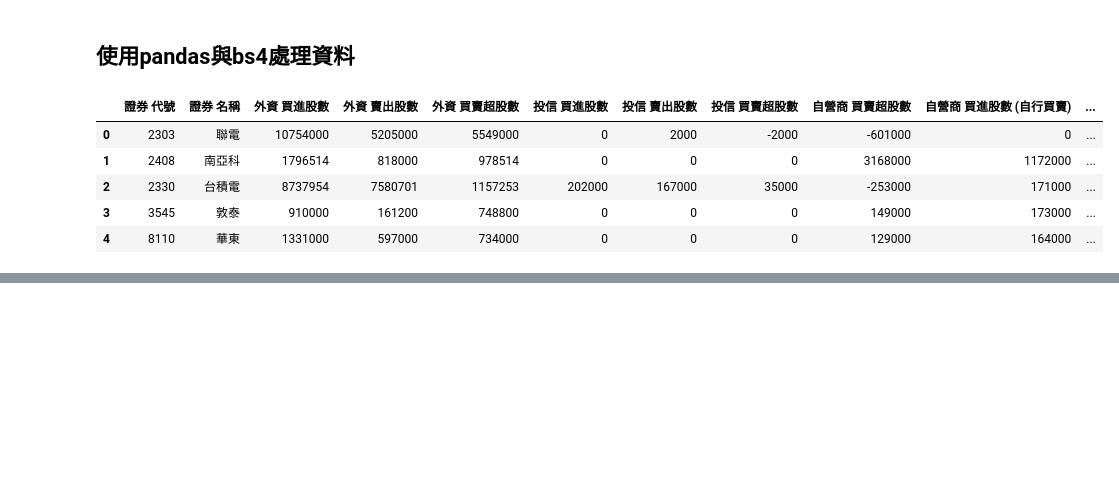
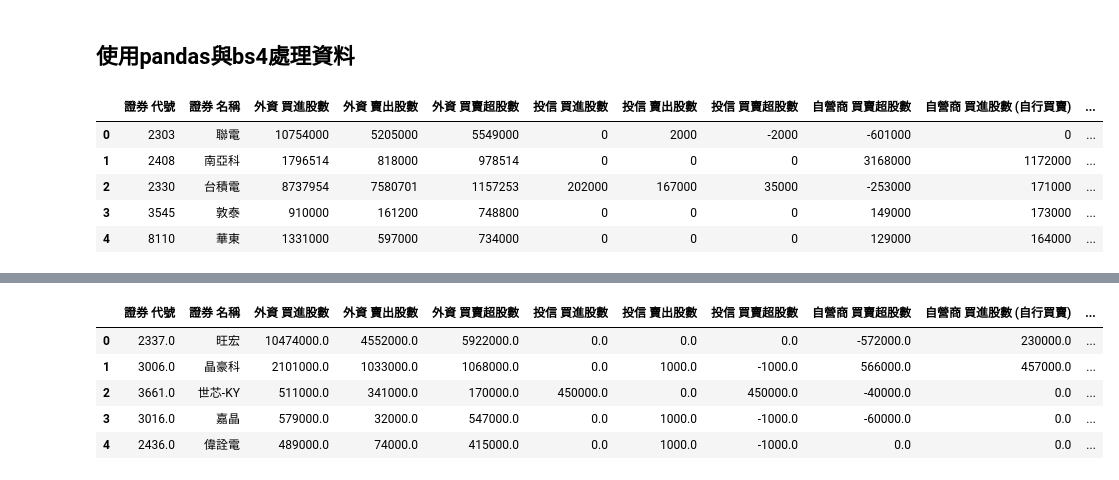
Before and after one commit to nagi31904/python_network_1, a Jupyter notebook: python_network1.ipynb, the cells around one changed output, grey strips where cells are left out. Saved outputs shown, nothing was run; the diff lists cells and outputs as text; code cells hidden in the pictures; blank space fills up the shorter version.

```diff
--- a/python_network1.ipynb
+++ b/python_network1.ipynb
@@ -273,0 +339,8 @@ stockdf.sort_values( by= '\n    外資\n    \n     買賣超股數\n    \n   ',
+# %%
+from datetime import datetime ,timedelta
+# for(i = 1; i< 11; i++)
+for i in range(1,10):
+    #print(i)
+    dt = currenttime - timedelta(days = i)
+    #print(dt)
+    print(getTWDate(dt))
@@ -273,0 +403,12 @@ stockdf.sort_values( by= '\n    外資\n    \n     買賣超股數\n    \n   ',
+# %%
+#連接所有data frame
+import pandas
+stockdf = pandas.concat(dfs, ignore_index = True)
+stockdf.head()
+# %% [output]
+|  | 證券 代號 | 證券 名稱 | 外資 買進股數 | 外資 賣出股數 | 外資 買賣超股數 | 投信 買進股數 | 投信 賣出股數 | 投信 買賣超股數 | 自營商 買賣超股數 | 自營商 買進股數 (自行買賣) | ... |
+| 0 | 2337.0 | 旺宏 | 10474000.0 | 4552000.0 | 5922000.0 | 0.0 | 0.0 | 0.0 | -572000.0 | 230000.0 | ... |
+| 1 | 3006.0 | 晶豪科 | 2101000.0 | 1033000.0 | 1068000.0 | 0.0 | 1000.0 | -1000.0 | 566000.0 | 457000.0 | ... |
+| 2 | 3661.0 | 世芯-KY | 511000.0 | 341000.0 | 170000.0 | 450000.0 | 0.0 | 450000.0 | -40000.0 | 0.0 | ... |
+| 3 | 3016.0 | 嘉晶 | 579000.0 | 32000.0 | 547000.0 | 0.0 | 1000.0 | -1000.0 | -60000.0 | 0.0 | ... |
+| 4 | 2436.0 | 偉詮電 | 489000.0 | 74000.0 | 415000.0 | 0.0 | 1000.0 | -1000.0 | 0.0 | 0.0 | ... |
```
Also changed, not shown: parts of 15 cells of this notebook.
